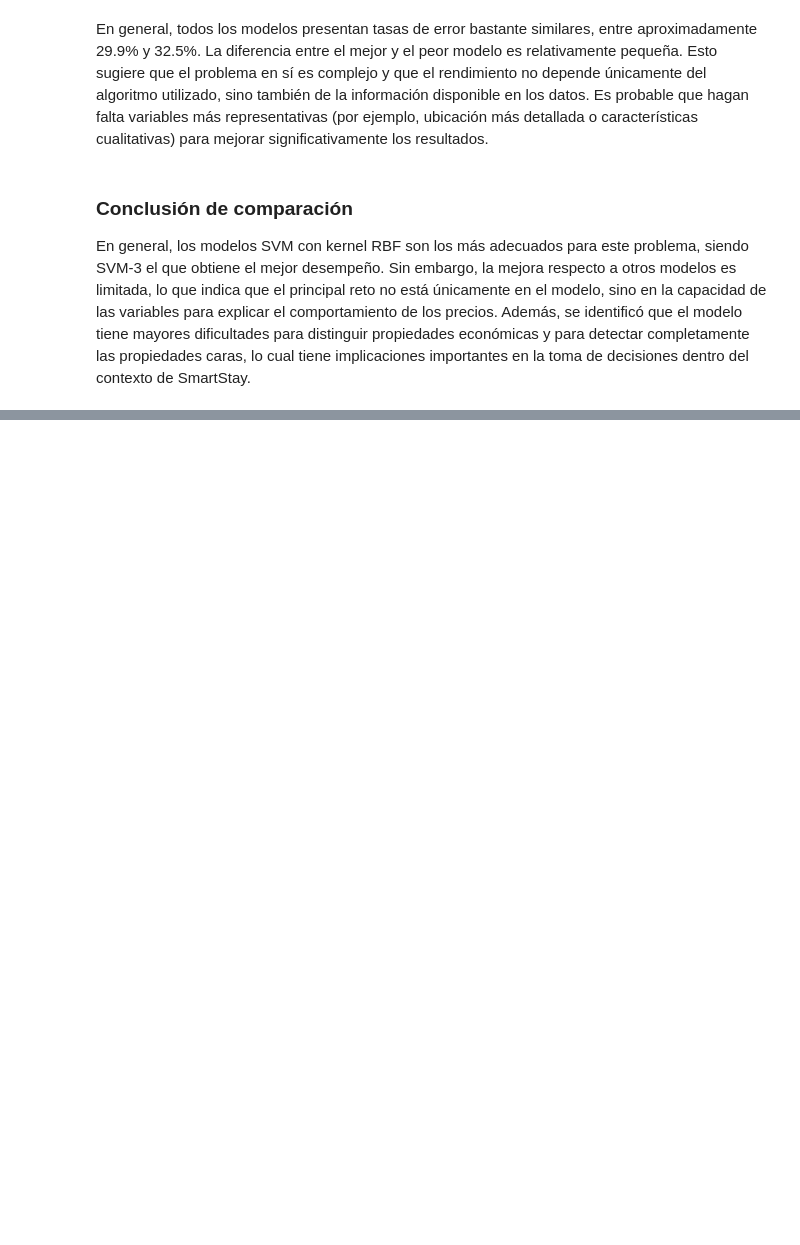
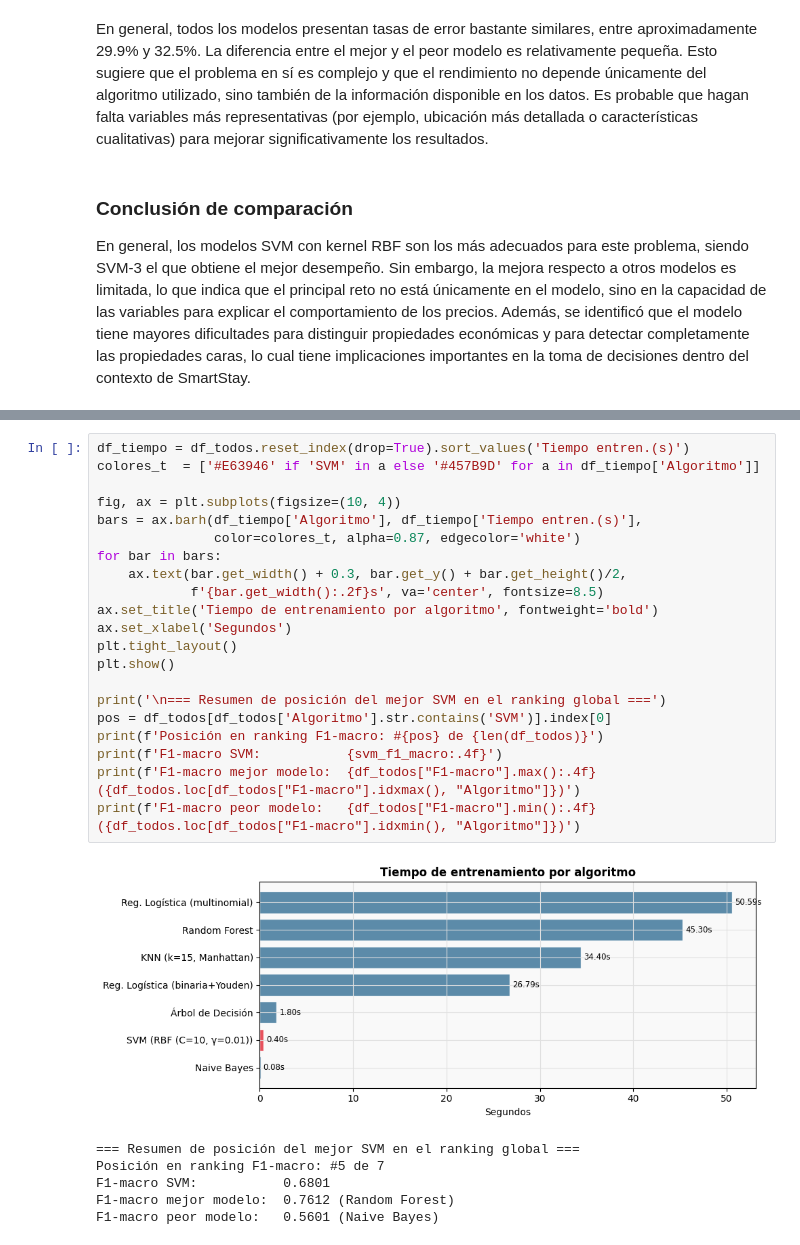
Before and after one commit to Zacatac23/Lab8-Mineria, a Jupyter notebook: mod/Lab8_SVM.ipynb, the cells around one changed output, grey strips where cells are left out. Cells and saved outputs as stored; diff of their text form; blank space fills up the shorter version.

```diff
--- a/mod/Lab8_SVM.ipynb
+++ b/mod/Lab8_SVM.ipynb
@@ -885,0 +967,28 @@ En general, los modelos SVM con kernel RBF son los más adecuados para este prob
+# %%
+df_tiempo = df_todos.reset_index(drop=True).sort_values('Tiempo entren.(s)')
+colores_t  = ['#E63946' if 'SVM' in a else '#457B9D' for a in df_tiempo['Algoritmo']]
+
+fig, ax = plt.subplots(figsize=(10, 4))
+bars = ax.barh(df_tiempo['Algoritmo'], df_tiempo['Tiempo entren.(s)'],
+               color=colores_t, alpha=0.87, edgecolor='white')
+for bar in bars:
+    ax.text(bar.get_width() + 0.3, bar.get_y() + bar.get_height()/2,
+            f'{bar.get_width():.2f}s', va='center', fontsize=8.5)
+ax.set_title('Tiempo de entrenamiento por algoritmo', fontweight='bold')
+ax.set_xlabel('Segundos')
+plt.tight_layout()
+plt.show()
+
+print('\n=== Resumen de posición del mejor SVM en el ranking global ===')
+pos = df_todos[df_todos['Algoritmo'].str.contains('SVM')].index[0]
+print(f'Posición en ranking F1-macro: #{pos} de {len(df_todos)}')
+print(f'F1-macro SVM:           {svm_f1_macro:.4f}')
+print(f'F1-macro mejor modelo:  {df_todos["F1-macro"].max():.4f} ({df_todos.loc[df_todos["F1-macro"].idxmax(), "Algoritmo"]})')
+print(f'F1-macro peor modelo:   {df_todos["F1-macro"].min():.4f} ({df_todos.loc[df_todos["F1-macro"].idxmin(), "Algoritmo"]})')
+# %% [output]
+[figure, added]
+=== Resumen de posición del mejor SVM en el ranking global ===
+Posición en ranking F1-macro: #5 de 7
+F1-macro SVM:           0.6801
+F1-macro mejor modelo:  0.7612 (Random Forest)
+F1-macro peor modelo:   0.5601 (Naive Bayes)
```
Also changed, not shown: parts of 3 cells of this notebook.
